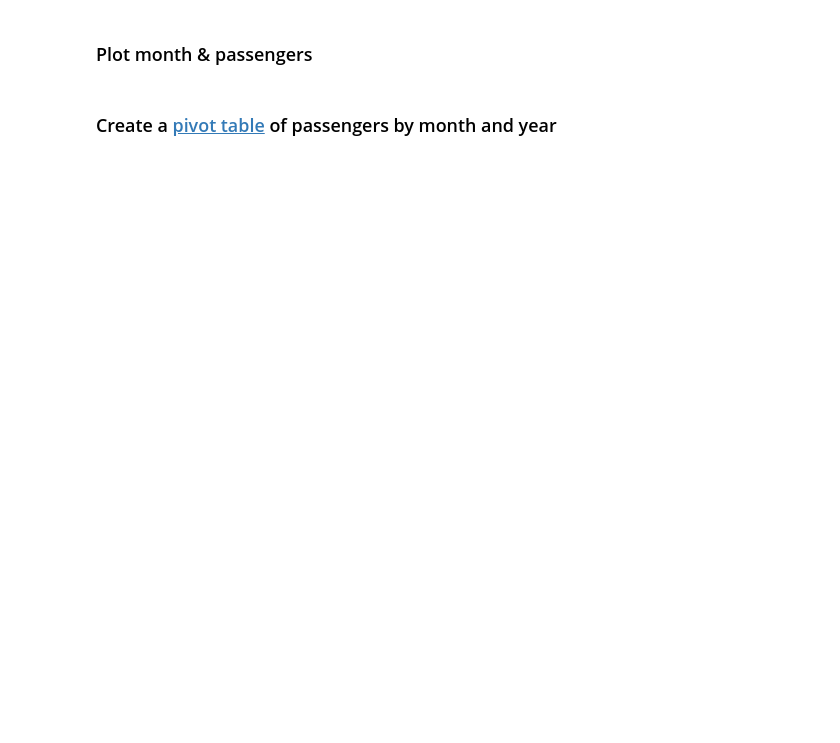
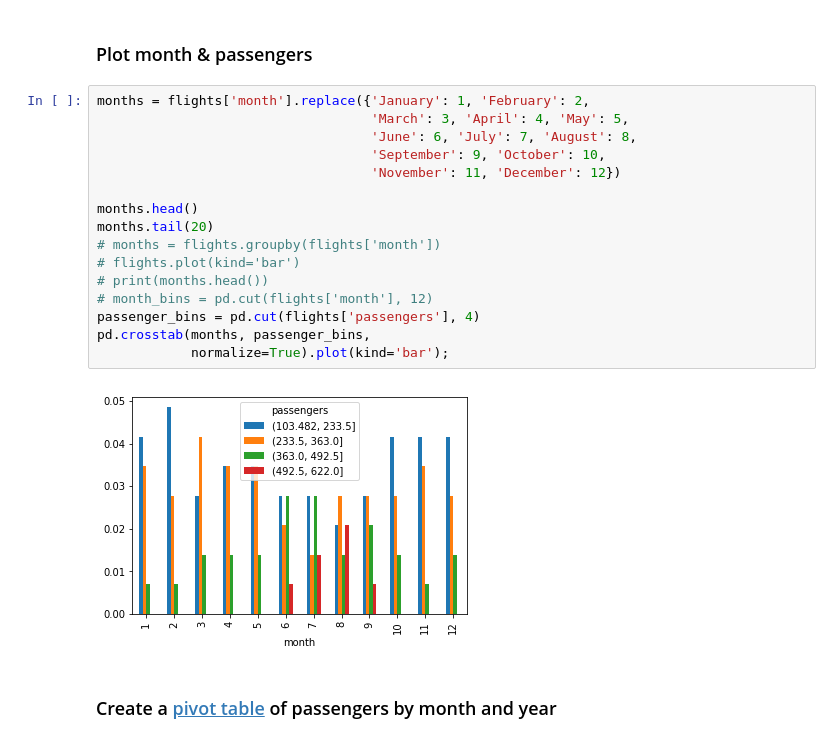
Before and after one commit to bloominstituteoftechnology/DS-Sprint-02-Storytelling-With-Data, a Jupyter notebook: module2-choose-appropriate-visualizations/LS_DS_122_Choose_appropriate_visualizations.ipynb, the cells around one changed output. Drawn from its saved outputs; the diff is of its cells as text; blank space fills up the shorter version.

```diff
--- a/module2-choose-appropriate-visualizations/LS_DS_122_Choose_appropriate_visualizations.ipynb
+++ b/module2-choose-appropriate-visualizations/LS_DS_122_Choose_appropriate_visualizations.ipynb
@@ -128,4 +159,22 @@ flights = sns.load_dataset('flights')
 # %% [markdown]
 ### Plot month & passengers
+# %%
+months = flights['month'].replace({'January': 1, 'February': 2,
+                                   'March': 3, 'April': 4, 'May': 5,
+                                   'June': 6, 'July': 7, 'August': 8,
+                                   'September': 9, 'October': 10,
+                                   'November': 11, 'December': 12})
+
+months.head()
+months.tail(20)
+# months = flights.groupby(flights['month'])
+# flights.plot(kind='bar')
+# print(months.head())
+# month_bins = pd.cut(flights['month'], 12)
+passenger_bins = pd.cut(flights['passengers'], 4)
+pd.crosstab(months, passenger_bins,
+            normalize=True).plot(kind='bar');
+# %% [output]
+[figure, added]
 # %% [markdown]
 ### Create a [pivot table](https://pandas.pydata.org/pandas-docs/stable/generated/pandas.DataFrame.pivot_table.html) of passengers by month and year
```
Also changed, not shown: parts of 9 cells of this notebook.
